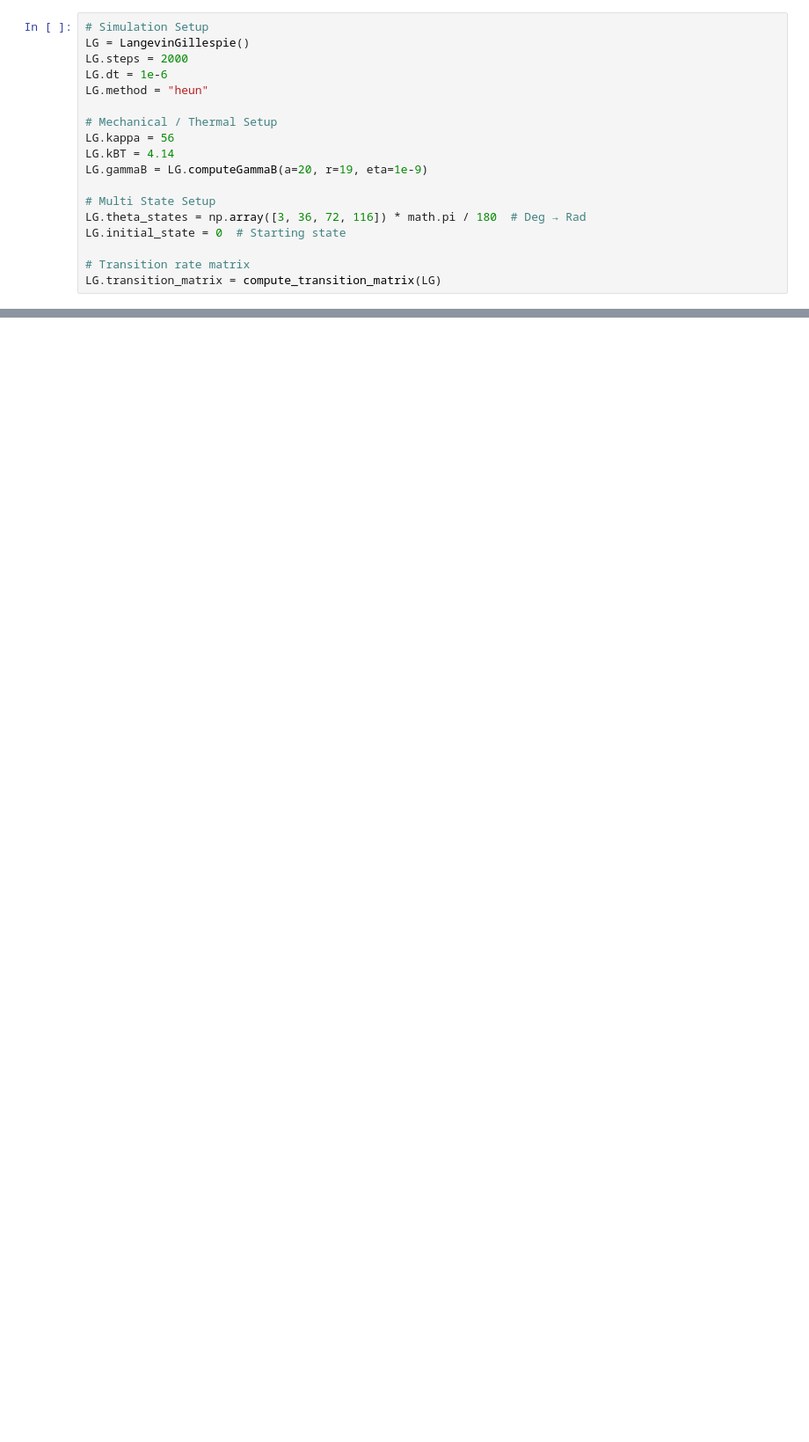
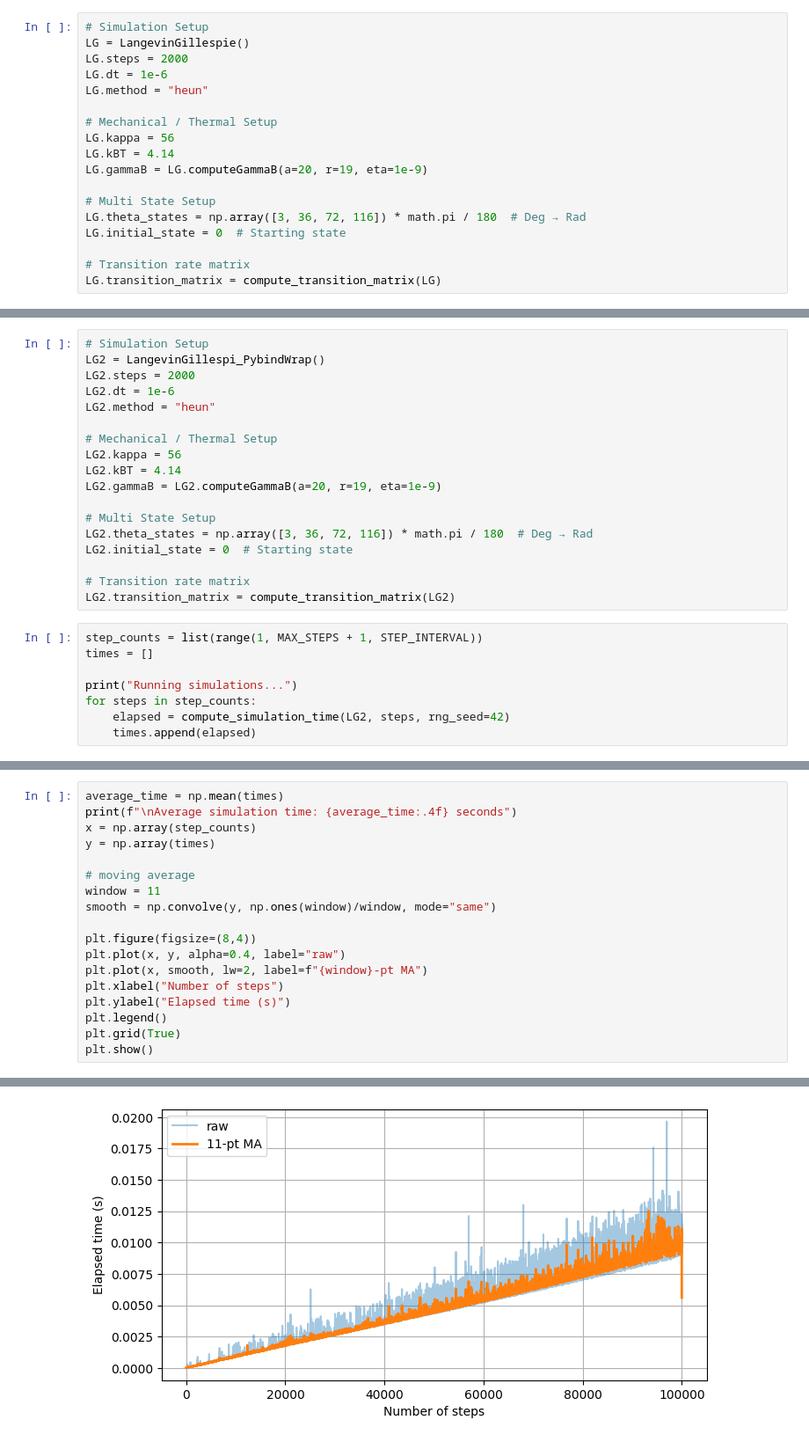
Before and after one commit to RobertAFenn/F1-ATPase-simulation, a Jupyter notebook: src/analysis/time_analysis.ipynb, the cells around one changed output, grey strips where cells are left out. Shown at 88% size. Saved outputs shown, nothing was run; the diff lists cells and outputs as text; blank space fills up the shorter version.

```diff
--- a/src/analysis/time_analysis.ipynb
+++ b/src/analysis/time_analysis.ipynb
@@ -65,0 +91,26 @@ Step range: 500 to 10000 steps
+# %%
+# Simulation Setup
+LG2 = LangevinGillespi_PybindWrap()
+LG2.steps = 2000
+LG2.dt = 1e-6
+LG2.method = "heun"
+
+# Mechanical / Thermal Setup
+LG2.kappa = 56
+LG2.kBT = 4.14
+LG2.gammaB = LG2.computeGammaB(a=20, r=19, eta=1e-9)
+
+# Multi State Setup
+LG2.theta_states = np.array([3, 36, 72, 116]) * math.pi / 180  # Deg → Rad
+LG2.initial_state = 0  # Starting state
+
+# Transition rate matrix
+LG2.transition_matrix = compute_transition_matrix(LG2)
+# %%
+step_counts = list(range(1, MAX_STEPS + 1, STEP_INTERVAL))
+times = []
+
+print("Running simulations...")
+for steps in step_counts:
+    elapsed = compute_simulation_time(LG2, steps, rng_seed=42)
+    times.append(elapsed)
@@ -65,0 +119,19 @@ Step range: 500 to 10000 steps
+# %%
+average_time = np.mean(times)
+print(f"\nAverage simulation time: {average_time:.4f} seconds")
+x = np.array(step_counts)
+y = np.array(times)
+
+# moving average
+window = 11
+smooth = np.convolve(y, np.ones(window)/window, mode="same")
+
+plt.figure(figsize=(8,4))
+plt.plot(x, y, alpha=0.4, label="raw")
+plt.plot(x, smooth, lw=2, label=f"{window}-pt MA")
+plt.xlabel("Number of steps")
+plt.ylabel("Elapsed time (s)")
+plt.legend()
+plt.grid(True)
+plt.show()
+# %% [output]
@@ -65,0 +139 @@ Step range: 500 to 10000 steps
+[figure, added]
```
Also changed, not shown: parts of 12 cells of this notebook, 9 other files.
